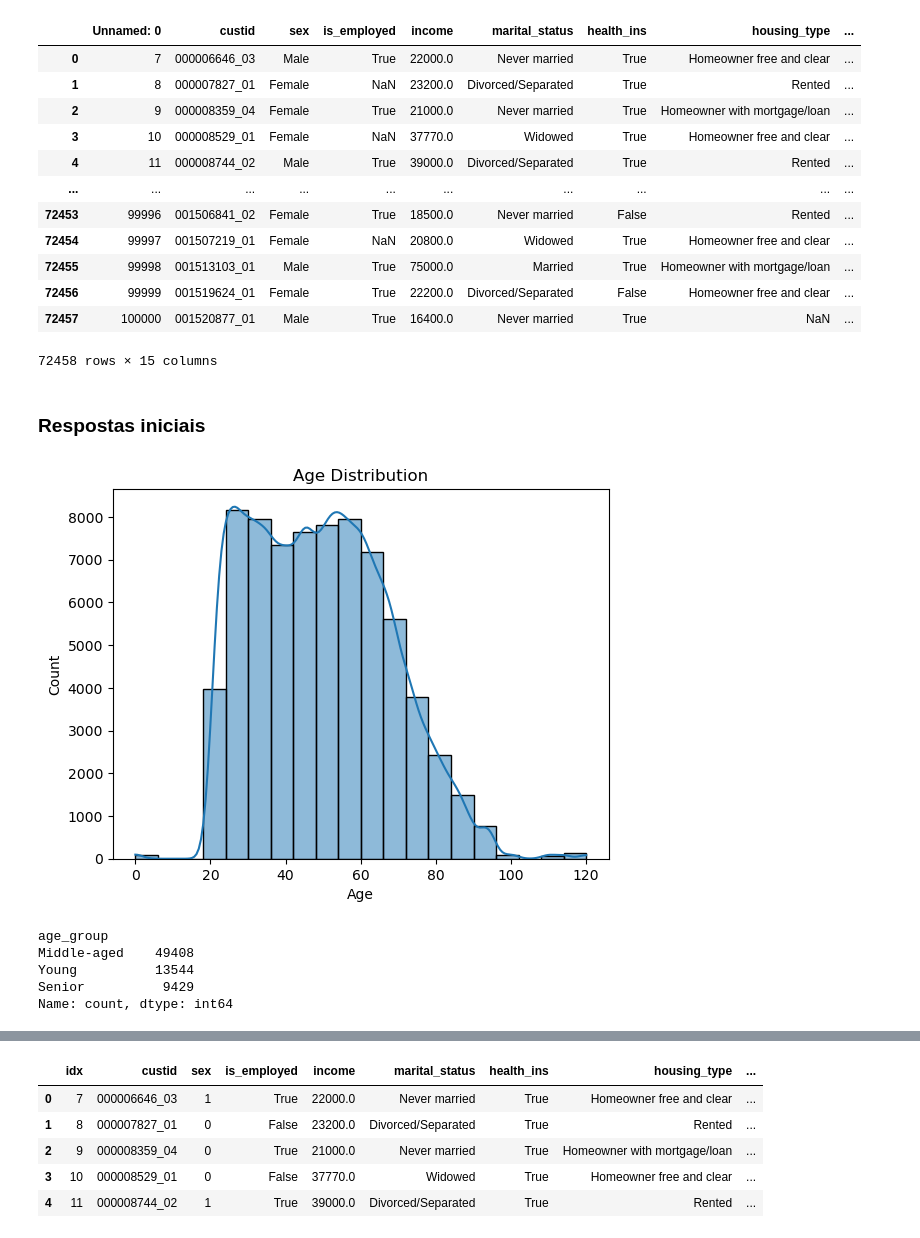
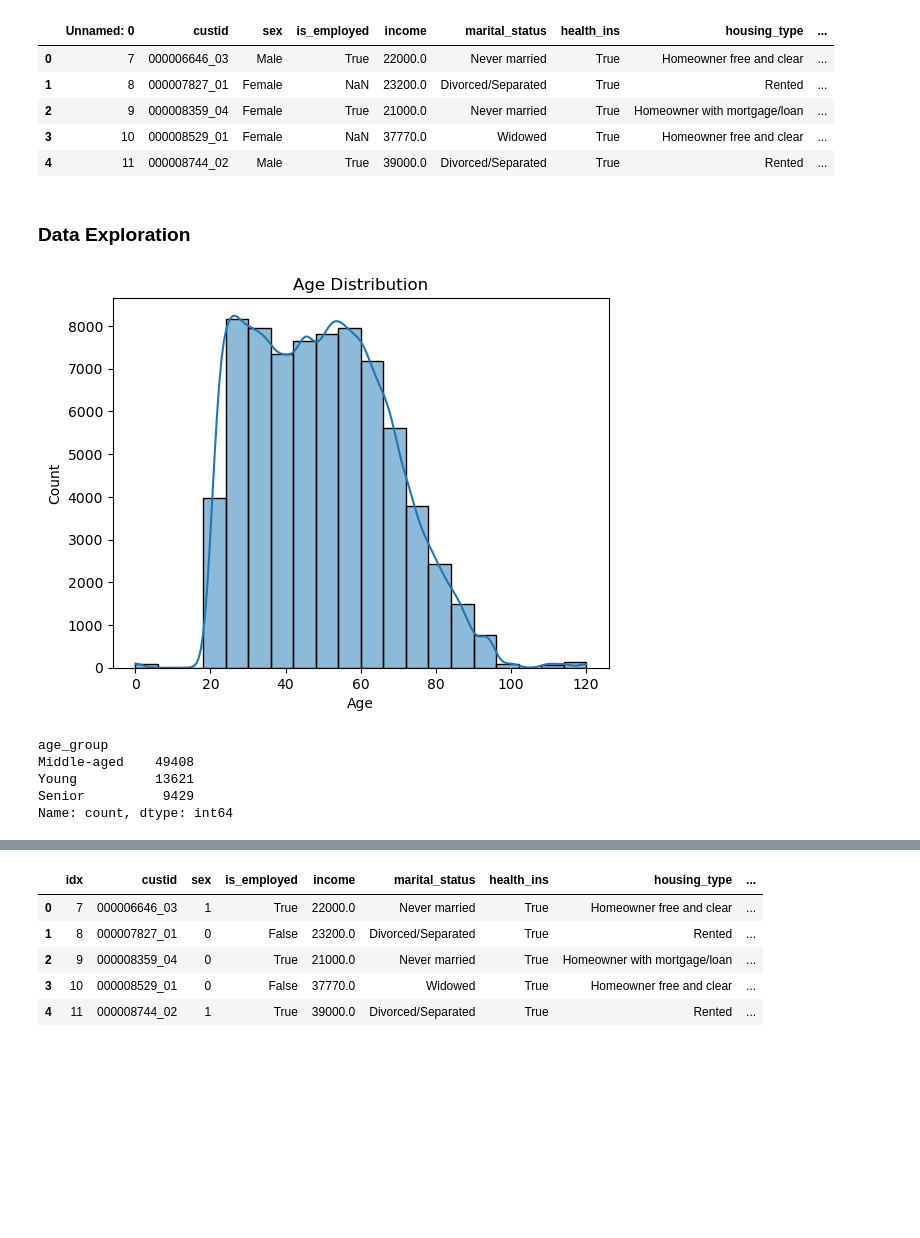
Before and after one commit to Dvieia/IDS, a Jupyter notebook: Notebook.ipynb, the cells around one changed output, grey strips where cells are left out. Saved outputs shown, nothing was run; the diff lists cells and outputs as text; code cells hidden in the pictures; blank space fills up the shorter version.

```diff
--- a/Notebook.ipynb
+++ b/Notebook.ipynb
@@ -6,22 +16,15 @@ import matplotlib.pyplot as plt
 # %%
 df=pd.read_csv('customer.csv')
-df
+df.head()
 # %% [output]
 |  | Unnamed: 0 | custid | sex | is_employed | income | marital_status | health_ins | housing_type | ... |
 | 0 | 7 | 000006646_03 | Male | True | 22000.0 | Never married | True | Homeowner free and clear | ... |
 | 1 | 8 | 000007827_01 | Female | NaN | 23200.0 | Divorced/Separated | True | Rented | ... |
 | 2 | 9 | 000008359_04 | Female | True | 21000.0 | Never married | True | Homeowner with mortgage/loan | ... |
 | 3 | 10 | 000008529_01 | Female | NaN | 37770.0 | Widowed | True | Homeowner free and clear | ... |
 | 4 | 11 | 000008744_02 | Male | True | 39000.0 | Divorced/Separated | True | Rented | ... |
-| ... | ... | ... | ... | ... | ... | ... | ... | ... | ... |
-| 72453 | 99996 | 001506841_02 | Female | True | 18500.0 | Never married | False | Rented | ... |
-| 72454 | 99997 | 001507219_01 | Female | NaN | 20800.0 | Widowed | True | Homeowner free and clear | ... |
-| 72455 | 99998 | 001513103_01 | Male | True | 75000.0 | Married | True | Homeowner with mortgage/loan | ... |
-| 72456 | 99999 | 001519624_01 | Female | True | 22200.0 | Divorced/Separated | False | Homeowner free and clear | ... |
-| 72457 | 100000 | 001520877_01 | Male | True | 16400.0 | Never married | True | NaN | ... |
-72458 rows × 15 columns
 # %% [markdown]
-### Respostas iniciais
+### Data Exploration
 # %%
 #1.
 df['age'].describe()
@@ -31,7 +34,7 @@ plt.xlabel('Age')
 plt.show()
 df['age_group'] = pd.cut(
     df['age'],
-    bins=[0, 30, 70, 150],
+    bins=[-1, 30, 70, 200],
     labels=['Young', 'Middle-aged', 'Senior']
 )
 df['age_group'].value_counts()
@@ -39,7 +42,7 @@ df['age_group'].value_counts()
 [figure]
 age_group
 Middle-aged    49408
-Young          13544
+Young          13621
 Senior          9429
 Name: count, dtype: int64
 # %%
```
Also changed, not shown: parts of 29 cells of this notebook.
